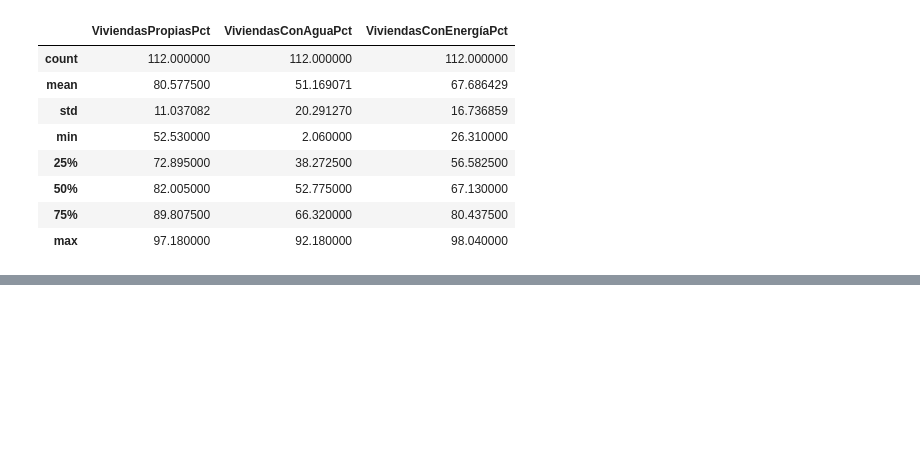
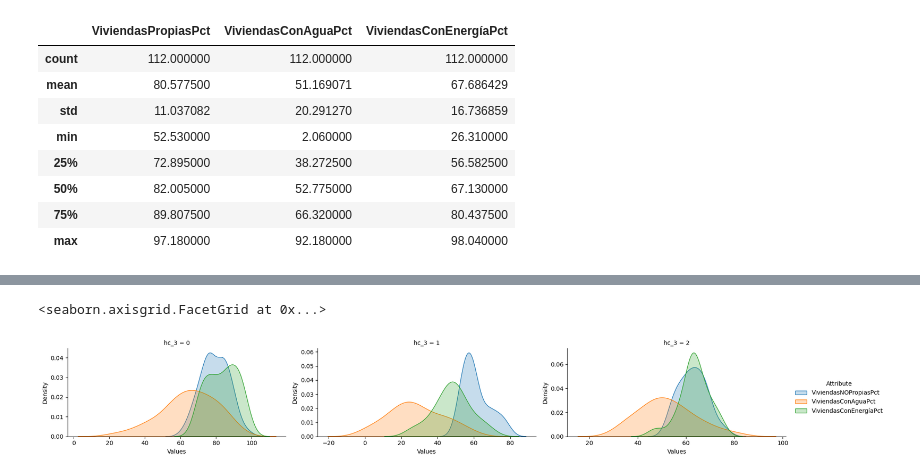
Before and after one commit to FabianRomero20/Examen2, a Jupyter notebook: Ejercicios_Finales.ipynb, the cells around one changed output, grey strips where cells are left out. Drawn from its saved outputs; the diff is of its cells as text; code cells hidden in the pictures; blank space fills up the shorter version.

```diff
--- a/Ejercicios_Finales.ipynb
+++ b/Ejercicios_Finales.ipynb
@@ -568,0 +587,8 @@ dataBolmap.to_file(os.path.join('maps',"dataMapBolivia.gpkg"), layer='provincias
+# %%
+from sklearn.cluster import AgglomerativeClustering as agnes
+# Set seed for reproducibility
+np.random.seed(12345)
+# Initialize the algorithm, requesting 3 clusters
+model = agnes(linkage="ward", n_clusters=3).fit(dataBolmap[selected_variables_new_t])
+# Assign labels to main data table
+dataBolmap["hc_3"] = model.labels_
@@ -568,0 +610,16 @@ dataBolmap.to_file(os.path.join('maps',"dataMapBolivia.gpkg"), layer='provincias
+# %%
+# Index db on cluster ID
+dataBolmap_long = dataBolmap.set_index("hc_3").copy()
+# Keep only variables used for clustering
+dataBolmap_long = dataBolmap_long[selected_variables_new]
+# Stack column names into a column, obtaining
+# a "long" version of the dataset
+dataBolmap_long = dataBolmap_long.stack()
+# Take indices into proper columns
+dataBolmap_long = dataBolmap_long.reset_index()
+# Rename column names
+dataBolmap_long = dataBolmap_long.rename(
+    columns={"level_1": "Attribute", 0: "Values"}
+)
+# Check out result
+dataBolmap_long.head()
@@ -568,0 +633,16 @@ dataBolmap.to_file(os.path.join('maps',"dataMapBolivia.gpkg"), layer='provincias
+# %%
+# Setup the facets
+facets = sea.FacetGrid(
+    data=dataBolmap_long,
+    col="hc_3",
+    hue="Attribute",
+    sharey=False,
+    sharex=False,
+    aspect=2,
+    col_wrap=3,
+)
+# Build the plot as a `sns.kdeplot`
+facets.map(sea.kdeplot, "Values", fill=True).add_legend()
+# %% [output]
+<seaborn.axisgrid.FacetGrid at 0x...>
+[figure, added]
```
Also changed, not shown: parts of 31 cells of this notebook.
